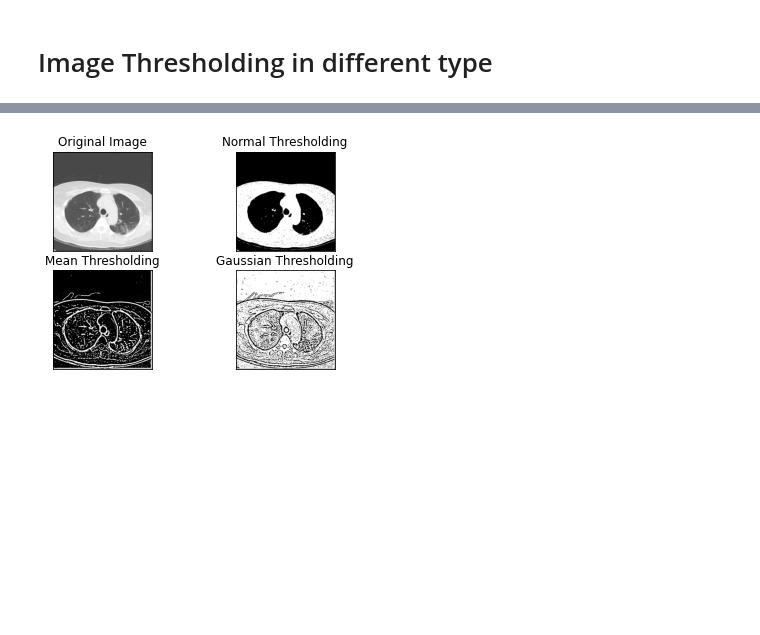
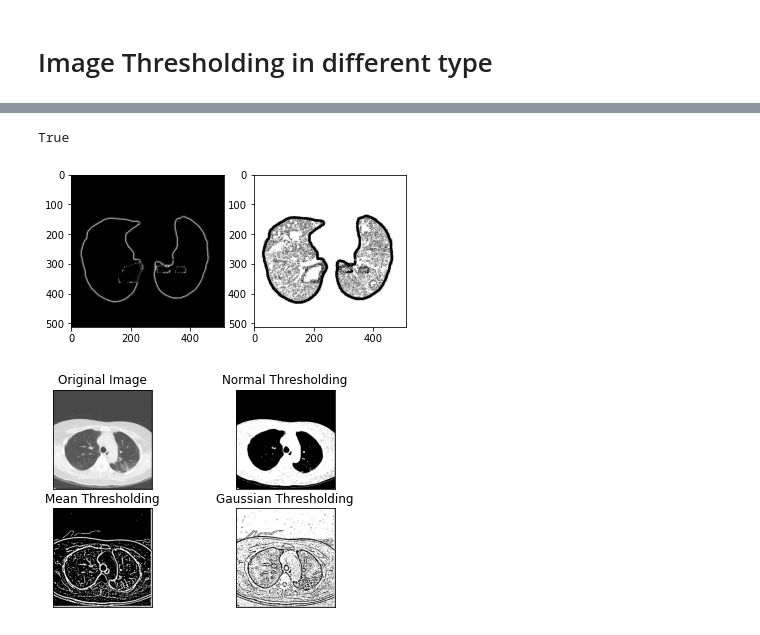
Before and after one commit to bd5105625/Seminar, a Jupyter notebook: Grayscale Thresholding.ipynb, the cells around one changed output, grey strips where cells are left out. Drawn from its saved outputs; the diff is of its cells as text; code cells hidden in the pictures; blank space fills up the shorter version.

```diff
--- a/Grayscale Thresholding.ipynb
+++ b/Grayscale Thresholding.ipynb
@@ -84,3 +113,13 @@ plt.show()
+# %%
+plt.imshow(thresh5 , 'gray')
+ret, temp = cv2.threshold(thresh5,0,255,cv2.THRESH_BINARY_INV)
+plt.imshow(temp , 'gray')
+plt.subplot(1 , 2 , 1),plt.imshow(thresh5 , 'gray')
+plt.subplot(1 , 2 , 2),plt.imshow(temp , 'gray')
+cv2.imwrite('image/ILD/2/mask/temp.jpg' , thresh5)
+# %% [output]
+True
+[figure, added]
 # %%
 img = cv2.medianBlur(img , 5)
 th2 = cv2.adaptiveThreshold(img,255,cv2.ADAPTIVE_THRESH_MEAN_C,\
```
Also changed, not shown: parts of 5 cells of this notebook, 1 other file.
